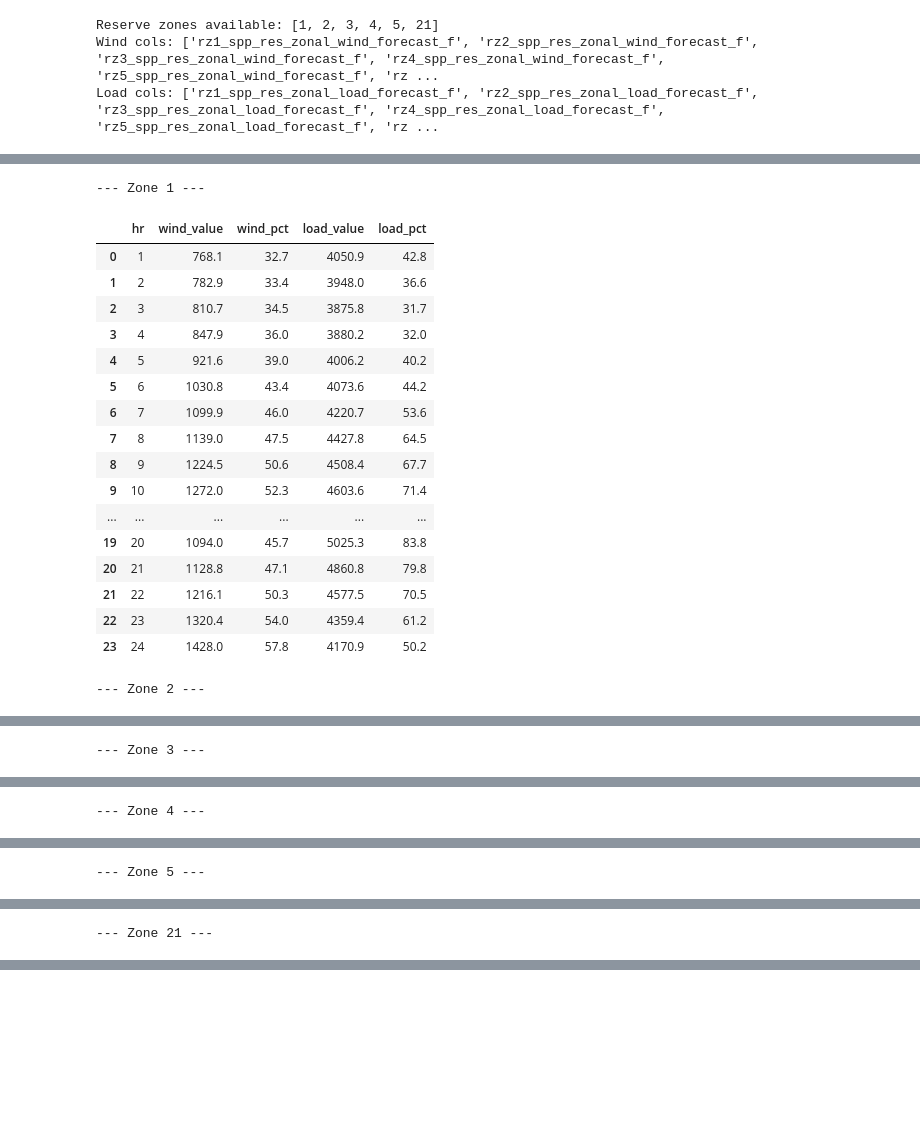
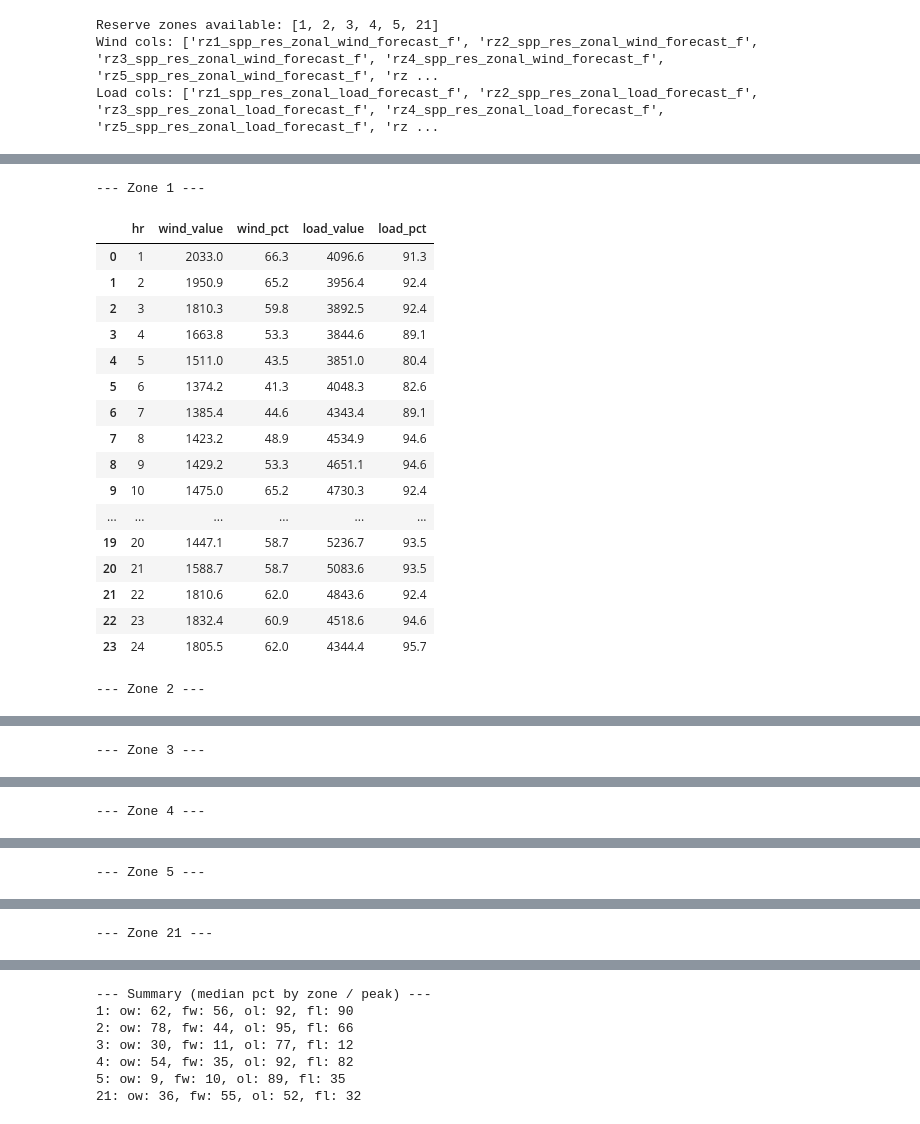
Before and after one commit to qingcheng-rgb/Qingcheng, a Jupyter notebook: QCTest/Manual_bidding/contraint_node_selection.ipynb, the cells around one changed output, grey strips where cells are left out. Saved outputs shown, nothing was run; the diff lists cells and outputs as text; code cells hidden in the pictures; blank space fills up the shorter version.

```diff
--- a/QCTest/Manual_bidding/contraint_node_selection.ipynb
+++ b/QCTest/Manual_bidding/contraint_node_selection.ipynb
@@ -71,15 +24,0 @@ def get_recent_constraint_mvalue(start_dt=(pd.Timestamp(pd.Timestamp.now(tz='US/
-# %%
-def get_node_dfax_from_constraint_num(result):
-    opex= 'SPP'
-    con_df = result[['oops_constraint_num']].drop_duplicates()
-
-    dfax = Constraint(oops_constraint_num_df=con_df, market=opex).get_dfax_on_all_nodes(dfax_cutoff=0.05, dfax_type='RT')
-
-    node_dfax = (result
-        .merge(dfax, on='oops_constraint_num')
-        .sort_values(['abs_rt_da_diff', 'dfax'], ascending=[False, False])
-    )
-
-    columns = ['oops_constraint_num','node_num','dfax']
-    node_dfax = node_dfax[columns]
-    return node_dfax
@@ -689,0 +25,6 @@ def plot_recent_hourly_distribution(mv_merged, monitored_name, bid_dt, days=30):
+# %%
+dt = '2026-06-03'
+mvalue= get_recent_constraint_mvalue(dt, dt)
+dfax= get_node_dfax_from_constraint_num(mvalue)
+hourly_mvalue = get_hourly_mvalue_for_constraint_num(mvalue)
+fundamentals = get_weather_date(hourly_mvalue, dt)
@@ -690,5 +94,5 @@ def plot_recent_hourly_distribution(mv_merged, monitored_name, bid_dt, days=30):
 # %%
-fundamentals = get_weather_date(hourly_mvalue)
+fundamentals = get_weather_date(hourly_mvalue,'2026-06-04')
 # %% [output]
 Reserve zones available: [1, 2, 3, 4, 5, 21]
 Wind cols: ['rz1_spp_res_zonal_wind_forecast_f', 'rz2_spp_res_zonal_wind_forecast_f', 'rz3_spp_res_zonal_wind_forecast_f', 'rz4_spp_res_zonal_wind_forecast_f', 'rz5_spp_res_zonal_wind_forecast_f', 'rz ...
@@ -751,7 +99,0 @@ Baseline binding rate: 0.0029  |  Total hours: 17472
-# %%
-name = 'lnraun-tekamho'
-zone= 1
-analyze_constraint_by_zone(fundamentals, hourly_mvalue, name, zone, 90)
-plot_constraint_seasonality(hourly_mvalue, name)
-table = get_constraints_node_price(hourly_mvalue, dfax, [name])
-get_metrics_for_nodes(table)
@@ -793,23 +100,23 @@ Total rows: 34293
 # %%
-tomorrow_pct = predict_tomorrow_percentile(fundamentals, bid_dt)
+tomorrow_pct = predict_tomorrow_percentile(fundamentals, '2026-06-04')
 # %% [output]
 --- Zone 1 ---
 |  | hr | wind_value | wind_pct | load_value | load_pct |
-| 0 | 1 | 768.1 | 32.7 | 4050.9 | 42.8 |
-| 1 | 2 | 782.9 | 33.4 | 3948.0 | 36.6 |
-| 2 | 3 | 810.7 | 34.5 | 3875.8 | 31.7 |
-| 3 | 4 | 847.9 | 36.0 | 3880.2 | 32.0 |
-| 4 | 5 | 921.6 | 39.0 | 4006.2 | 40.2 |
-| 5 | 6 | 1030.8 | 43.4 | 4073.6 | 44.2 |
-| 6 | 7 | 1099.9 | 46.0 | 4220.7 | 53.6 |
-| 7 | 8 | 1139.0 | 47.5 | 4427.8 | 64.5 |
-| 8 | 9 | 1224.5 | 50.6 | 4508.4 | 67.7 |
-| 9 | 10 | 1272.0 | 52.3 | 4603.6 | 71.4 |
+| 0 | 1 | 2033.0 | 66.3 | 4096.6 | 91.3 |
+| 1 | 2 | 1950.9 | 65.2 | 3956.4 | 92.4 |
+| 2 | 3 | 1810.3 | 59.8 | 3892.5 | 92.4 |
+| 3 | 4 | 1663.8 | 53.3 | 3844.6 | 89.1 |
+| 4 | 5 | 1511.0 | 43.5 | 3851.0 | 80.4 |
+| 5 | 6 | 1374.2 | 41.3 | 4048.3 | 82.6 |
+| 6 | 7 | 1385.4 | 44.6 | 4343.4 | 89.1 |
+| 7 | 8 | 1423.2 | 48.9 | 4534.9 | 94.6 |
+| 8 | 9 | 1429.2 | 53.3 | 4651.1 | 94.6 |
+| 9 | 10 | 1475.0 | 65.2 | 4730.3 | 92.4 |
 | ... | ... | ... | ... | ... | ... |
-| 19 | 20 | 1094.0 | 45.7 | 5025.3 | 83.8 |
-| 20 | 21 | 1128.8 | 47.1 | 4860.8 | 79.8 |
-| 21 | 22 | 1216.1 | 50.3 | 4577.5 | 70.5 |
-| 22 | 23 | 1320.4 | 54.0 | 4359.4 | 61.2 |
-| 23 | 24 | 1428.0 | 57.8 | 4170.9 | 50.2 |
+| 19 | 20 | 1447.1 | 58.7 | 5236.7 | 93.5 |
+| 20 | 21 | 1588.7 | 58.7 | 5083.6 | 93.5 |
+| 21 | 22 | 1810.6 | 62.0 | 4843.6 | 92.4 |
+| 22 | 23 | 1832.4 | 60.9 | 4518.6 | 94.6 |
+| 23 | 24 | 1805.5 | 62.0 | 4344.4 | 95.7 |
 --- Zone 2 ---
 |  | hr | wind_value | wind_pct | load_value | load_pct |
@@ -903,0 +211,7 @@ tomorrow_pct = predict_tomorrow_percentile(fundamentals, bid_dt)
+--- Summary (median pct by zone / peak) ---
+1: ow: 62, fw: 56, ol: 92, fl: 90
+2: ow: 78, fw: 44, ol: 95, fl: 66
+3: ow: 30, fw: 11, ol: 77, fl: 12
+4: ow: 54, fw: 35, ol: 92, fl: 82
+5: ow: 9, fw: 10, ol: 89, fl: 35
+21: ow: 36, fw: 55, ol: 52, fl: 32
```
Also changed, not shown: parts of 17 cells of this notebook, 6 other files.
